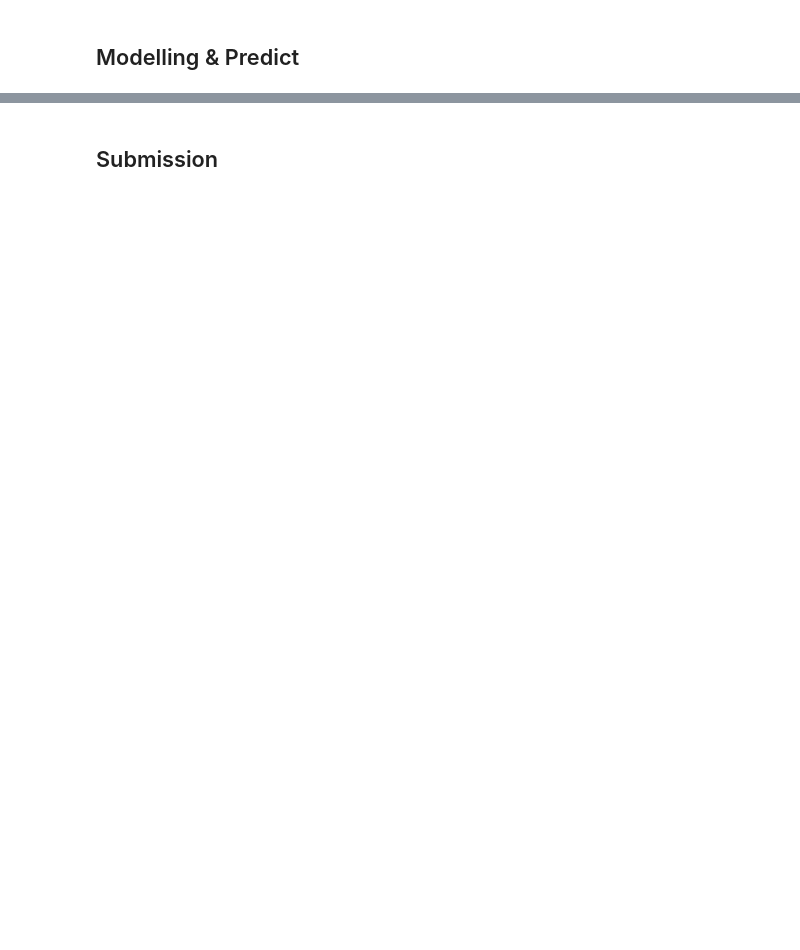
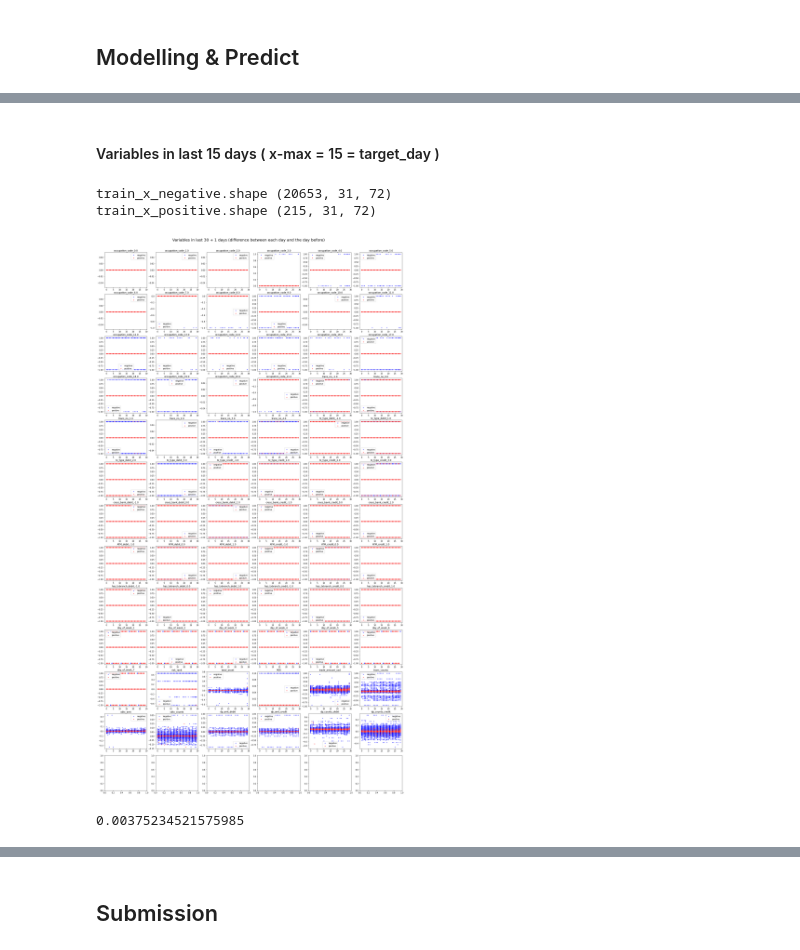
Before and after one commit to siang-chang/tbrain-esunbank-suspicious-activity-report, a Jupyter notebook: src/machine_learning_method.ipynb, the cells around one changed output, grey strips where cells are left out. Cells and saved outputs as stored; diff of their text form; code cells hidden in the pictures; blank space fills up the shorter version.

```diff
--- a/src/machine_learning_method.ipynb
+++ b/src/machine_learning_method.ipynb
@@ -589,0 +888,37 @@ rmse(valid_df['sar_flag'].tolist(), valid_df['probability'].tolist())
+# %% [markdown]
+#### Variables in last 15 days ( x-max = 15 = target_day )
+# %%
+full_df = pd.concat([train_df, valid_df], ignore_index=True)
+full_x = np.concatenate([train_x, valid_x], axis=0)
+# %%
+positive = full_df[full_df['sar_flag'].eq(1)].drop_duplicates(subset=['alert_key']).index.tolist()
+negative = full_df[full_df['sar_flag'].eq(0)].drop_duplicates(subset=['alert_key']).index.tolist()
+# %%
+full_x_positive = full_x[positive]
+full_x_negative = full_x[negative]
+print("train_x_negative.shape", full_x_negative.shape)
+print("train_x_positive.shape", full_x_positive.shape)
+# %% [output]
+train_x_negative.shape (20653, 31, 72)
+train_x_positive.shape (215, 31, 72)
+# %%
+def difference_between_each_day_and_the_day_before(data):
+    return data[:, 1:, :] - data[:, :-1, :]
+# %%
+parameters = (dummies + numerical)
+cols = 6
+rows = (len(parameters)//cols)+1
+f, axes = plt.subplots(nrows=rows, ncols=cols, figsize=(28, rows*4))
+f.suptitle('Variables in last 30 + 1 days (difference between each day and the day before)', fontsize=20, y=0.90)
+for i, val in enumerate(parameters):
+    pxs = np.array([list(range(len(data))) for data in difference_between_each_day_and_the_day_before(full_x_positive)[:,:,i]]).ravel()
+    pys = np.array(difference_between_each_day_and_the_day_before(full_x_positive)[:,:,i]).ravel()
+    nxs = np.array([list(range(len(data))) for data in difference_between_each_day_and_the_day_before(full_x_negative)[:,:,i]]).ravel()
+    nys = np.array(difference_between_each_day_and_the_day_before(full_x_negative)[:,:,i]).ravel()
+    axes[i//cols,i%cols].scatter(nxs, nys, s=15, linewidth=0.01, alpha=0.75, label='negative', color='blue')
+    axes[i//cols,i%cols].scatter(pxs, pys, s=15, linewidth=0.01, alpha=0.75, label='positive', color='red')
+    # axes[i//cols,i%cols].plot(xxx[j])
+    axes[i//cols,i%cols].legend(loc="best")
+    axes[i//cols,i%cols].set_title(val)
+# %% [output]
+[figure, added]
@@ -589,0 +928,4 @@ rmse(valid_df['sar_flag'].tolist(), valid_df['probability'].tolist())
+# %%
+difference_between_each_day_and_the_target_day(full_x_positive)[0][0][-1]
+# %% [output]
+0.00375234521575985
```
Also changed, not shown: parts of 66 cells of this notebook.
